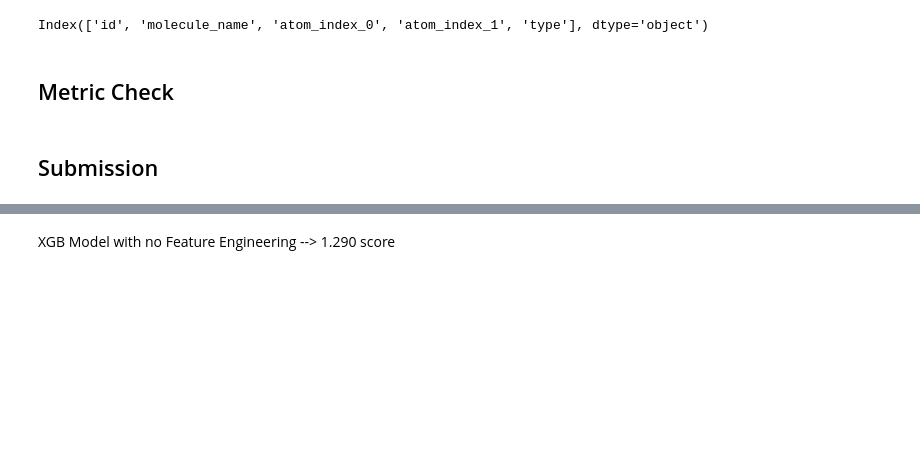
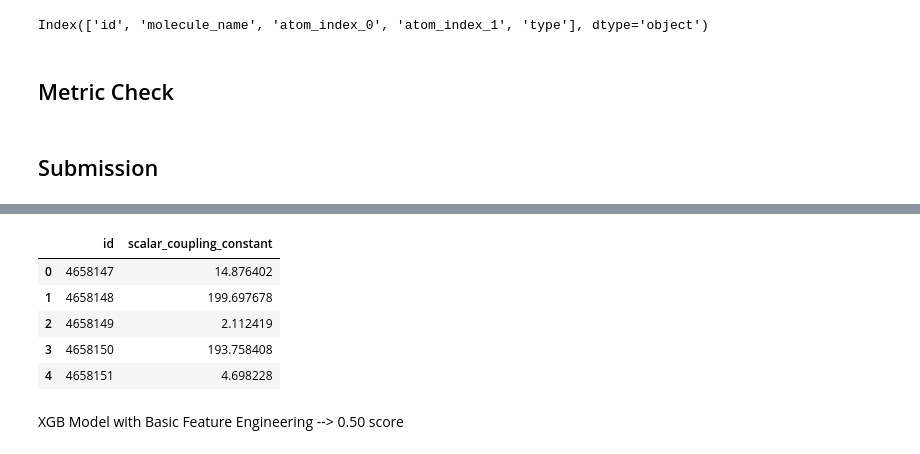
Before and after one commit to tomruarol/Kaggle_Predicting_Molecular_Properties, a Jupyter notebook: XGB_V3.ipynb, the cells around one changed output, grey strips where cells are left out. Saved outputs shown, nothing was run; the diff lists cells and outputs as text; code cells hidden in the pictures; blank space fills up the shorter version.

Commit message:
Script Done/ 0.5 Score

```diff
--- a/XGB_V3.ipynb
+++ b/XGB_V3.ipynb
@@ -90,3 +138,20 @@ memory usage: 95.6+ MB
+# %%
+train['type_0'] = train['type'].apply(lambda x: x[0])
+test['type_0'] = test['type'].apply(lambda x: x[0])
+train['type_1'] = train['type'].apply(lambda x: x[1:])
+test['type_1'] = test['type'].apply(lambda x: x[1:])
+# %%
+train['dist_to_type_mean'] = train['dist'] / train.groupby('type')['dist'].transform('mean')
+test['dist_to_type_mean'] = test['dist'] / test.groupby('type')['dist'].transform('mean')
+
+train['dist_to_type_0_mean'] = train['dist'] / train.groupby('type_0')['dist'].transform('mean')
+test['dist_to_type_0_mean'] = test['dist'] / test.groupby('type_0')['dist'].transform('mean')
+
+train['dist_to_type_1_mean'] = train['dist'] / train.groupby('type_1')['dist'].transform('mean')
+test['dist_to_type_1_mean'] = test['dist'] / test.groupby('type_1')['dist'].transform('mean')
+# %%
+train[f'molecule_type_dist_mean'] = train.groupby(['molecule_name', 'type'])['dist'].transform('mean')
+test[f'molecule_type_dist_mean'] = test.groupby(['molecule_name', 'type'])['dist'].transform('mean')
 # %% [markdown]
 ### Label Encoding
 # %%
@@ -407,7 +496,7 @@ memory usage: 95.6 MB
 # %%
 test = test.drop(['id'], axis=1)
 # %%
-dtest = xgb.DMatrix(test)
+dtest = xgb.DMatrix(X_test)
 # %%
 ypred = model.predict(dtest)
 # %%
@@ -452,4 +546,13 @@ Index(['molecule_name', 'atom_index_0', 'atom_index_1', 'type', 'id'], dtype='ob
 # %%
 test['scalar_coupling_constant'] = ypred
 sub_check = test[['id', 'scalar_coupling_constant']]
+# %%
+sub_check.head()
+# %% [output]
+|  | id | scalar_coupling_constant |
+| 0 | 4658147 | 14.876402 |
+| 1 | 4658148 | 199.697678 |
+| 2 | 4658149 | 2.112419 |
+| 3 | 4658150 | 193.758408 |
+| 4 | 4658151 | 4.698228 |
 # %%
@@ -457,2 +560,2 @@ sub_check.to_csv('TRR_XGB_Molecular_Properties_1.csv', index=False, header=True)
 # %% [markdown]
-XGB Model with no Feature Engineering --> 1.290 score
+XGB Model with Basic Feature Engineering --> 0.50 score
```
Also changed, not shown: parts of 22 cells of this notebook.
